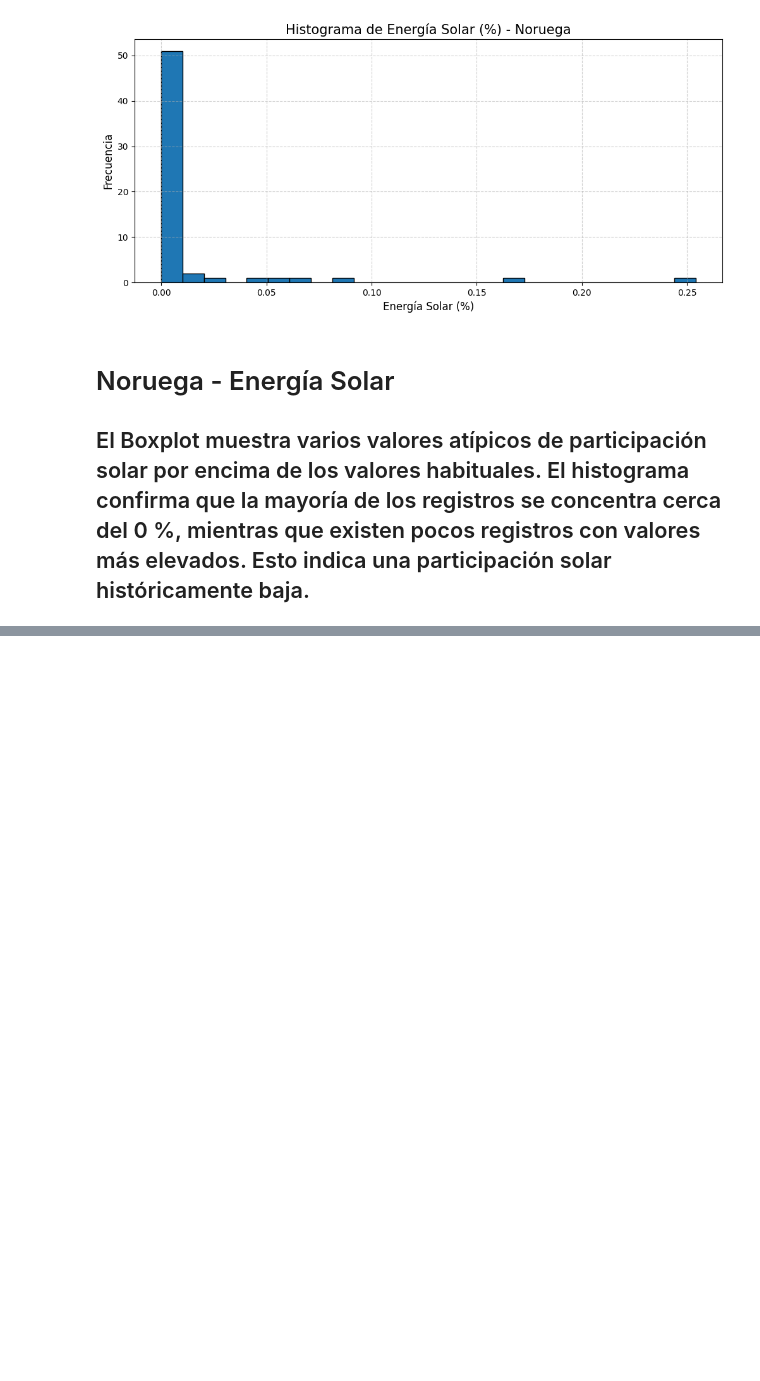
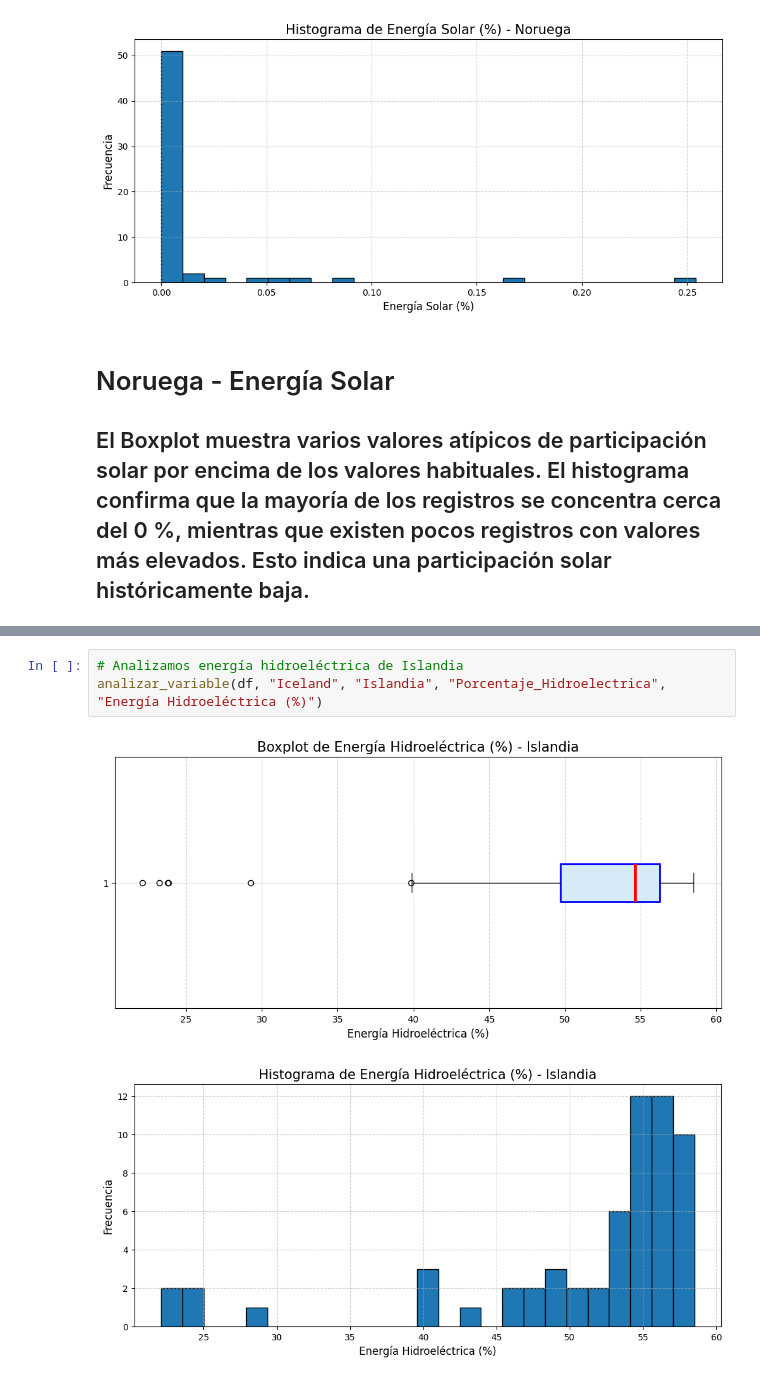
Before and after one commit to dacdemon/ITD, a Jupyter notebook: INTEGRADOR CORIA DAMIAN.ipynb, the cells around one changed output, grey strips where cells are left out. Cells and saved outputs as stored; diff of their text form; blank space fills up the shorter version.

```diff
--- a/INTEGRADOR CORIA DAMIAN.ipynb
+++ b/INTEGRADOR CORIA DAMIAN.ipynb
@@ -417,0 +420,6 @@ analizar_variable(df, "Norway", "Noruega", "Porcentaje_Solar", "Energía Solar (
+# %%
+# Analizamos energía hidroeléctrica de Islandia
+analizar_variable(df, "Iceland", "Islandia", "Porcentaje_Hidroelectrica", "Energía Hidroeléctrica (%)")
+# %% [output]
+[figure, added]
+[figure, added]
```
Also changed, not shown: parts of 52 cells of this notebook.
